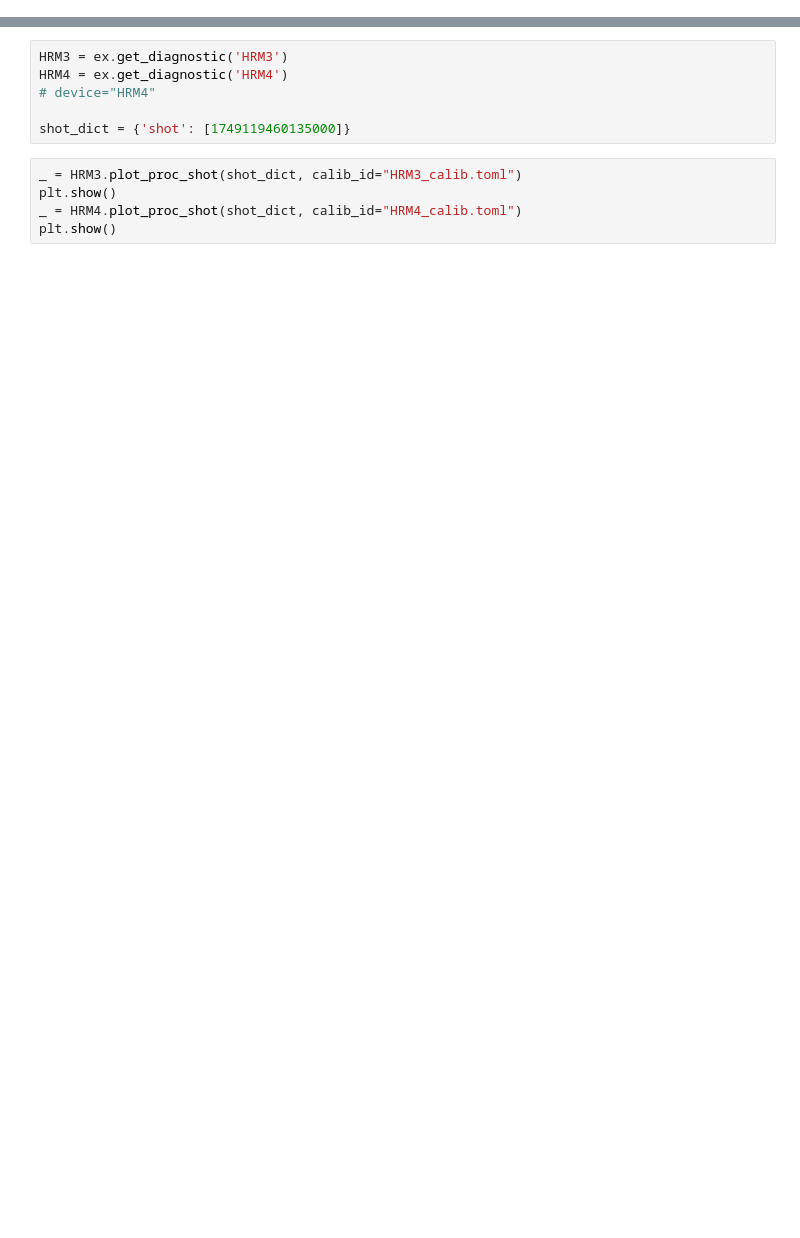
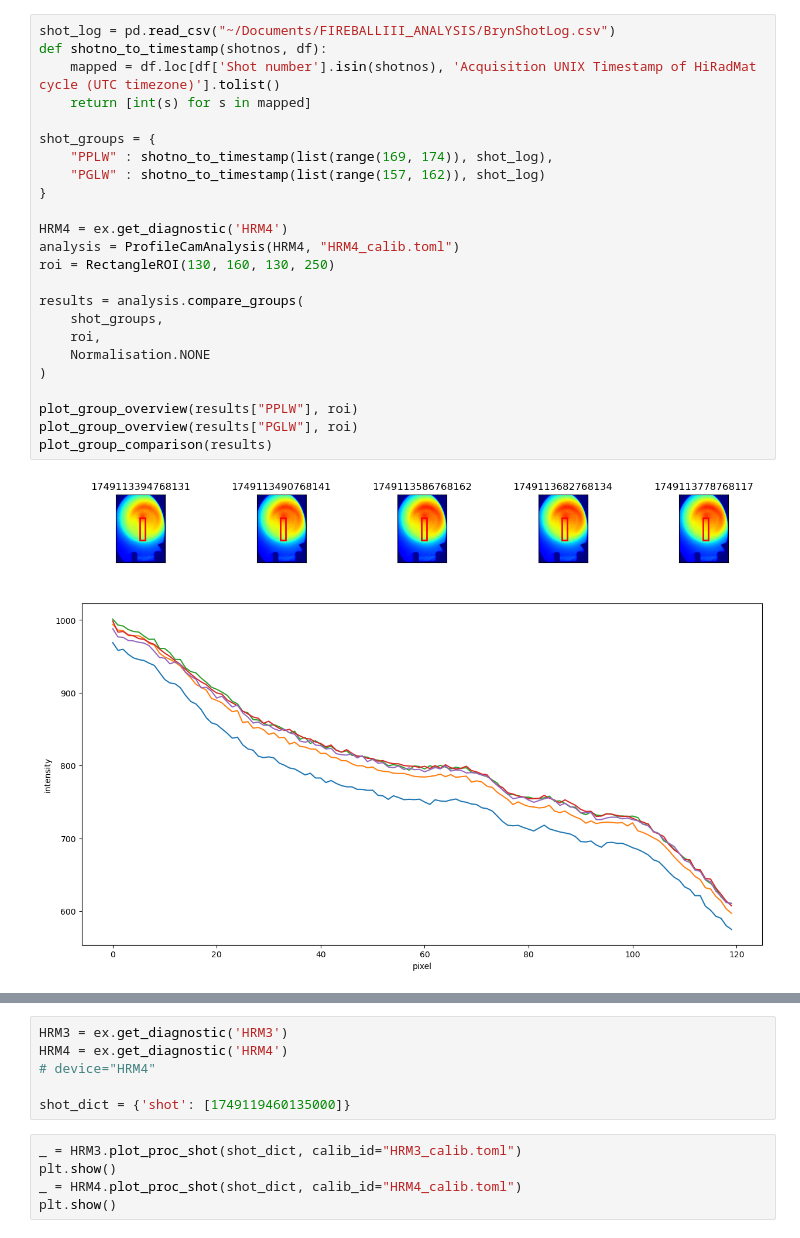
Before and after one commit to ELos385/Fireball_III_analysis, a Jupyter notebook: scripts/profile_cams/profile_cams_test.ipynb, the cells around one changed output, grey strips where cells are left out. Drawn from its saved outputs; the diff is of its cells as text; blank space fills up the shorter version.

```diff
--- a/scripts/profile_cams/profile_cams_test.ipynb
+++ b/scripts/profile_cams/profile_cams_test.ipynb
@@ -18,0 +242,26 @@ Adding (User) Diagnostic: HRM4 [ProfileCam_]
+# %%
+shot_log = pd.read_csv("~/Documents/FIREBALLIII_ANALYSIS/BrynShotLog.csv")
+def shotno_to_timestamp(shotnos, df):
+    mapped = df.loc[df['Shot number'].isin(shotnos), 'Acquisition UNIX Timestamp of HiRadMat cycle (UTC timezone)'].tolist()
+    return [int(s) for s in mapped]
+
+shot_groups = {
+    "PPLW" : shotno_to_timestamp(list(range(169, 174)), shot_log),
+    "PGLW" : shotno_to_timestamp(list(range(157, 162)), shot_log)
+}
+
+HRM4 = ex.get_diagnostic('HRM4')
+analysis = ProfileCamAnalysis(HRM4, "HRM4_calib.toml")
+roi = RectangleROI(130, 160, 130, 250)
+
+results = analysis.compare_groups(
+    shot_groups,
+    roi,
+    Normalisation.NONE
+)
+
+plot_group_overview(results["PPLW"], roi)
+plot_group_overview(results["PGLW"], roi)
+plot_group_comparison(results)
+# %% [output]
+[figure, added]
```
Also changed, not shown: parts of 10 cells of this notebook, 8 other files.
